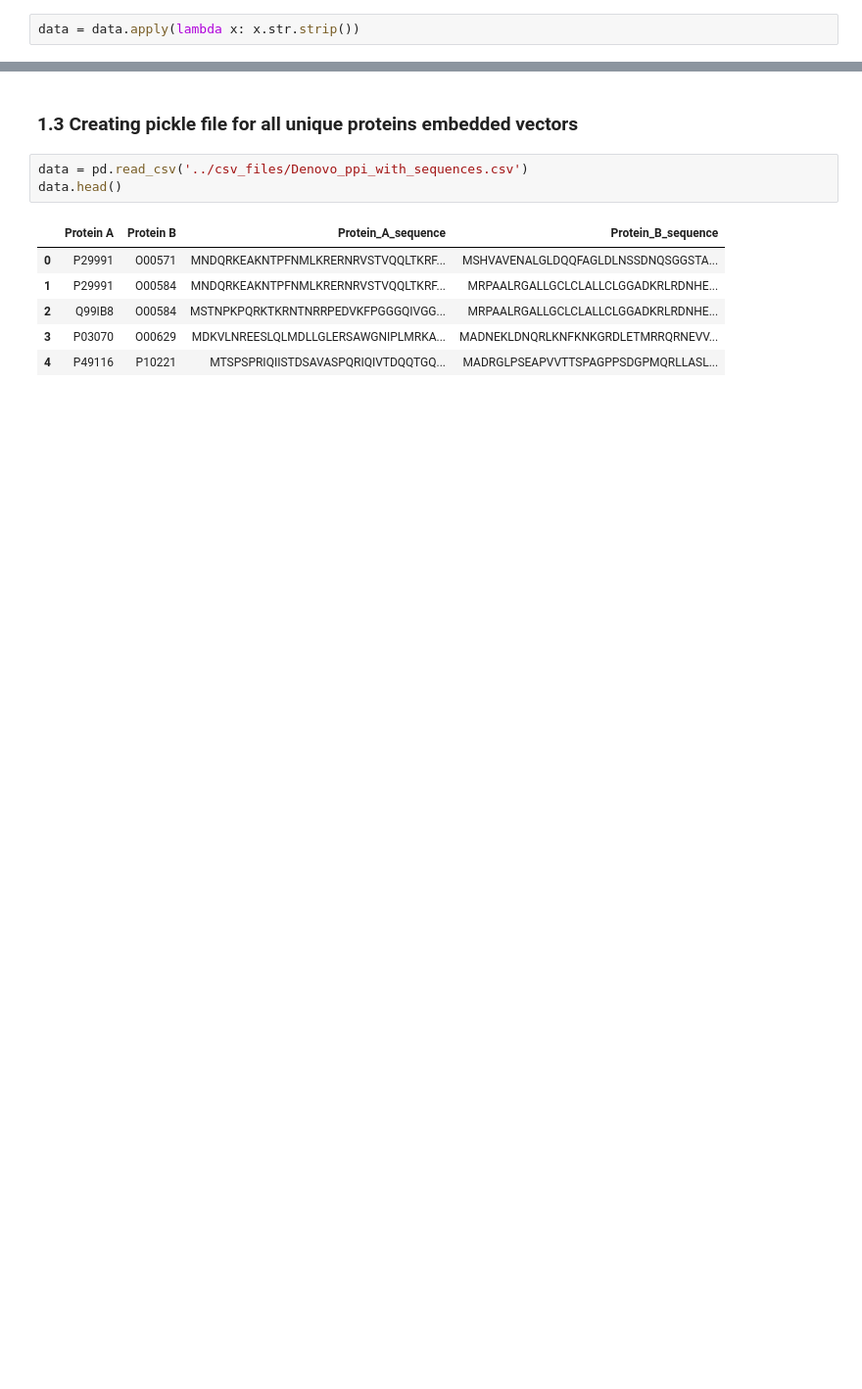
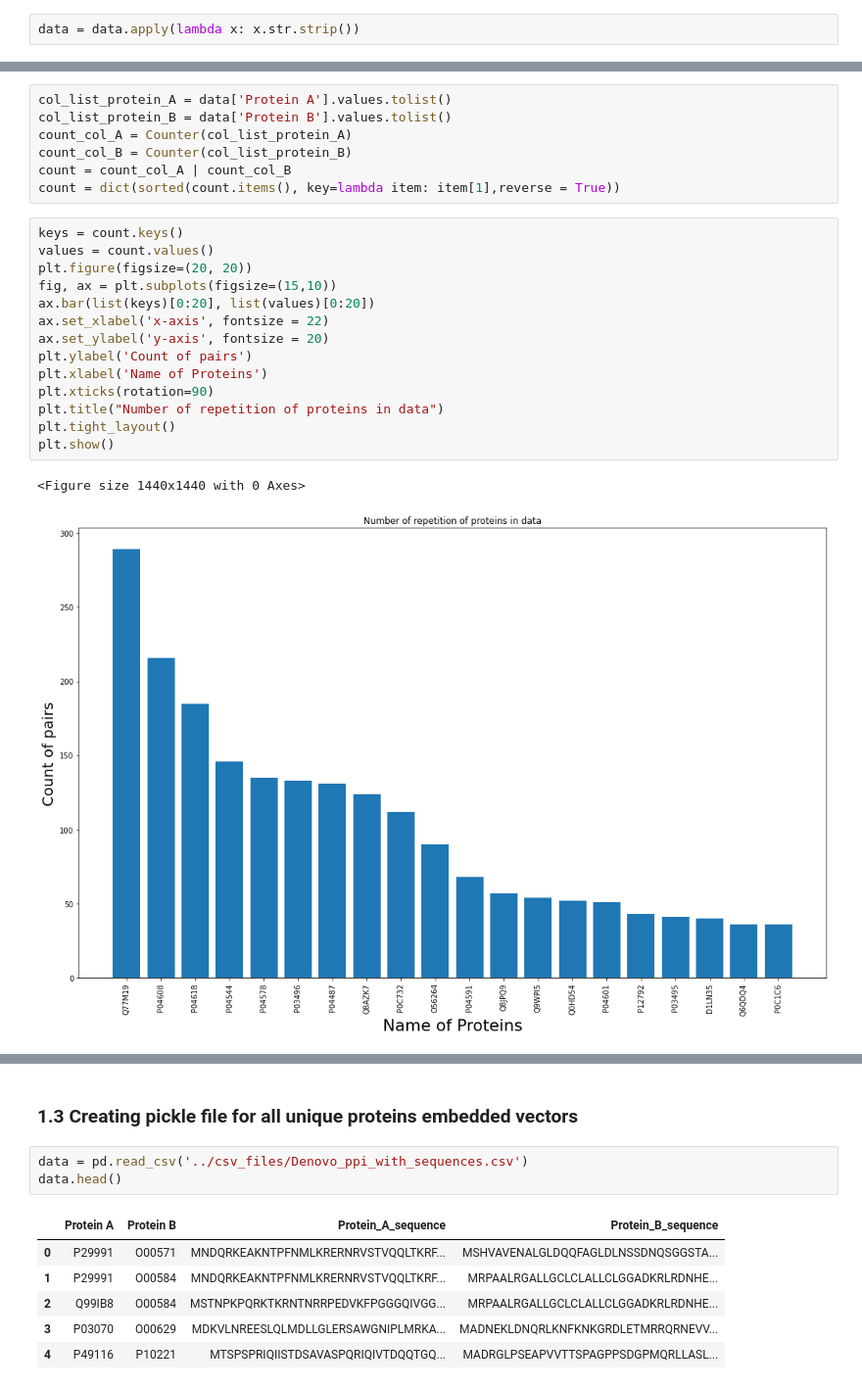
Before and after one commit to danish2562022/PPI_prediction, a Jupyter notebook: jupyter_notebooks_utils/Denovo_data_ppi_preprocessing.ipynb, the cells around one changed output, grey strips where cells are left out. Shown: that part at 98% size. Saved outputs shown, nothing was run; the diff lists cells and outputs as text; blank space fills up the shorter version.

Commit message:
Added code for data preprocessing

```diff
--- a/jupyter_notebooks_utils/Denovo_data_ppi_preprocessing.ipynb
+++ b/jupyter_notebooks_utils/Denovo_data_ppi_preprocessing.ipynb
@@ -80,0 +106,24 @@ Maximum length of Proteins sequences:  746
+# %%
+col_list_protein_A = data['Protein A'].values.tolist()
+col_list_protein_B = data['Protein B'].values.tolist()
+count_col_A = Counter(col_list_protein_A)
+count_col_B = Counter(col_list_protein_B)
+count = count_col_A | count_col_B
+count = dict(sorted(count.items(), key=lambda item: item[1],reverse = True))
+# %%
+keys = count.keys()
+values = count.values()
+plt.figure(figsize=(20, 20))
+fig, ax = plt.subplots(figsize=(15,10))
+ax.bar(list(keys)[0:20], list(values)[0:20])
+ax.set_xlabel('x-axis', fontsize = 22)
+ax.set_ylabel('y-axis', fontsize = 20)
+plt.ylabel('Count of pairs')
+plt.xlabel('Name of Proteins')
+plt.xticks(rotation=90)
+plt.title("Number of repetition of proteins in data")
+plt.tight_layout()
+plt.show()
+# %% [output]
+<Figure size 1440x1440 with 0 Axes>
+[figure, added]
```
Also changed, not shown: parts of 13 cells of this notebook, 4 other files.
